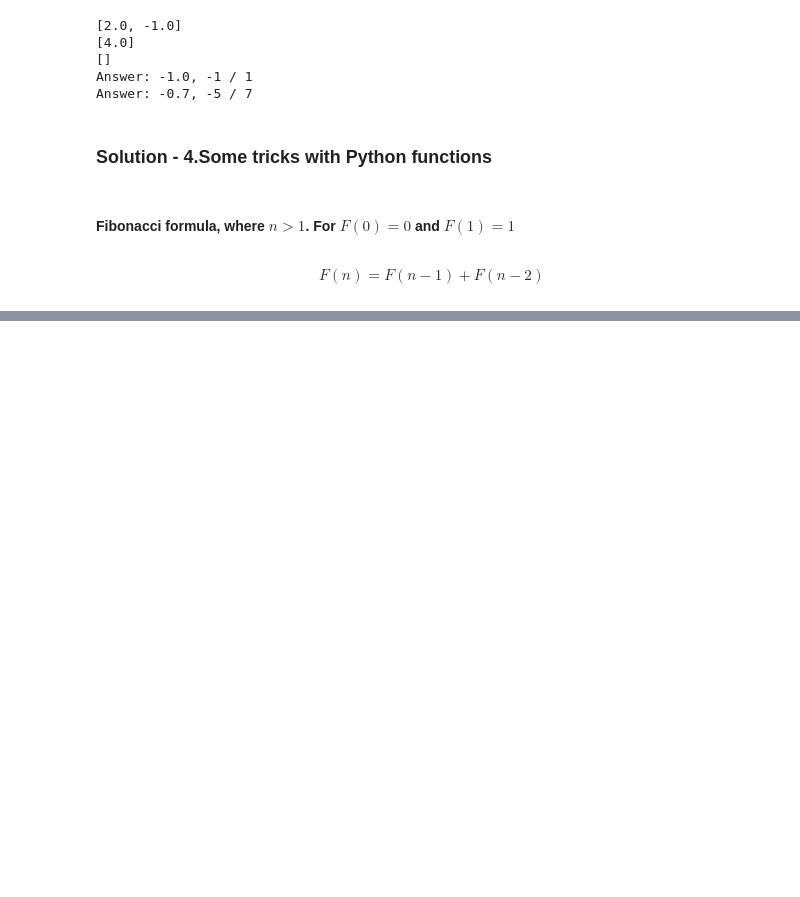
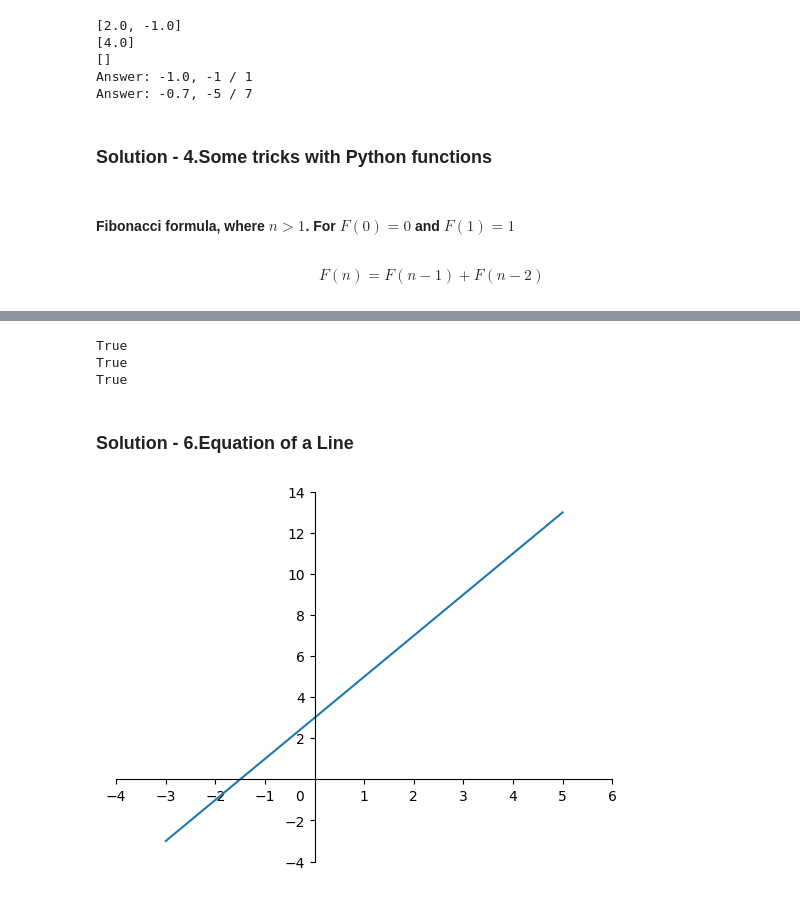
Before and after one commit to ThorinOakenshield-ivaylo/Math-Concepts-March-2025, a Jupyter notebook: High-School-Maths-Exercise/Solutions-High-School-Maths-Exercise.ipynb, the cells around one changed output, grey strips where cells are left out. Cells and saved outputs as stored; diff of their text form; code cells hidden in the pictures; blank space fills up the shorter version.

```diff
--- a/High-School-Maths-Exercise/Solutions-High-School-Maths-Exercise.ipynb
+++ b/High-School-Maths-Exercise/Solutions-High-School-Maths-Exercise.ipynb
@@ -226,0 +321,36 @@ Sum of all odd numbers is: 2
+# %%
+x = 8
+y = 4
+base = 2
+
+print(math.isclose(math.log(x * y, base), math.log(x, base) + math.log(y, base))) # Product Rule
+print(math.isclose(math.log(x / y, base), math.log(x, base) - math.log(y, base))) # Quotient Rule
+
+k = 3
+print(math.isclose(math.log(x ** k, base), k * math.log(x, base))) # Power Rule
+# %% [output]
+True
+True
+True
+# %% [markdown]
+### Solution - 6.Equation of a Line
+# %%
+ax = plt.gca()
+ax.spines["bottom"].set_position("zero")
+ax.spines["left"].set_position("zero")
+ax.spines["top"].set_visible(False)
+ax.spines["right"].set_visible(False)
+
+x = np.linspace(-3, 5, 1000)
+y = 2 * x + 3
+
+ax.plot(x, y)
+
+ax.set_xticks([tick for tick in ax.get_xticks() if tick != 0])
+ax.set_yticks([tick for tick in ax.get_yticks() if tick != 0])
+
+ax.annotate("0", xy = (-0.4, -1))
+
+plt.show()
+# %% [output]
+[figure, added]
```
Also changed, not shown: parts of 27 cells of this notebook, 1 other file.
